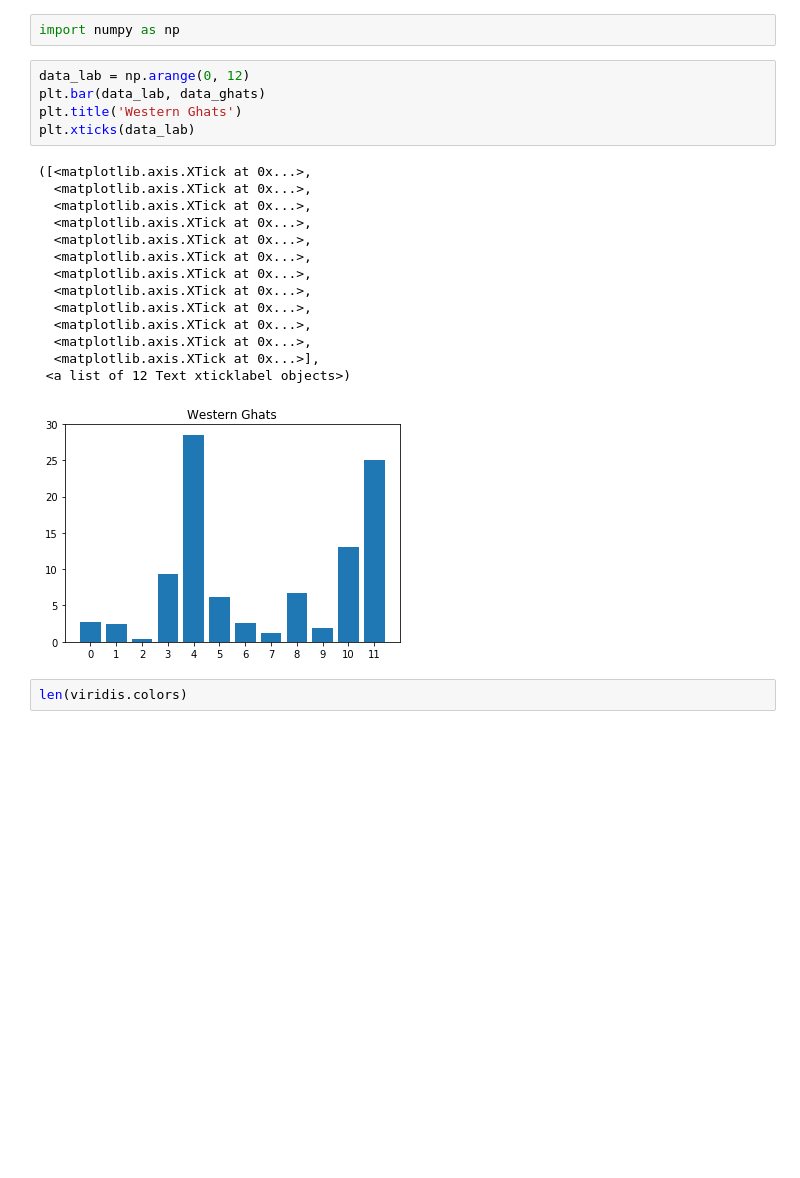
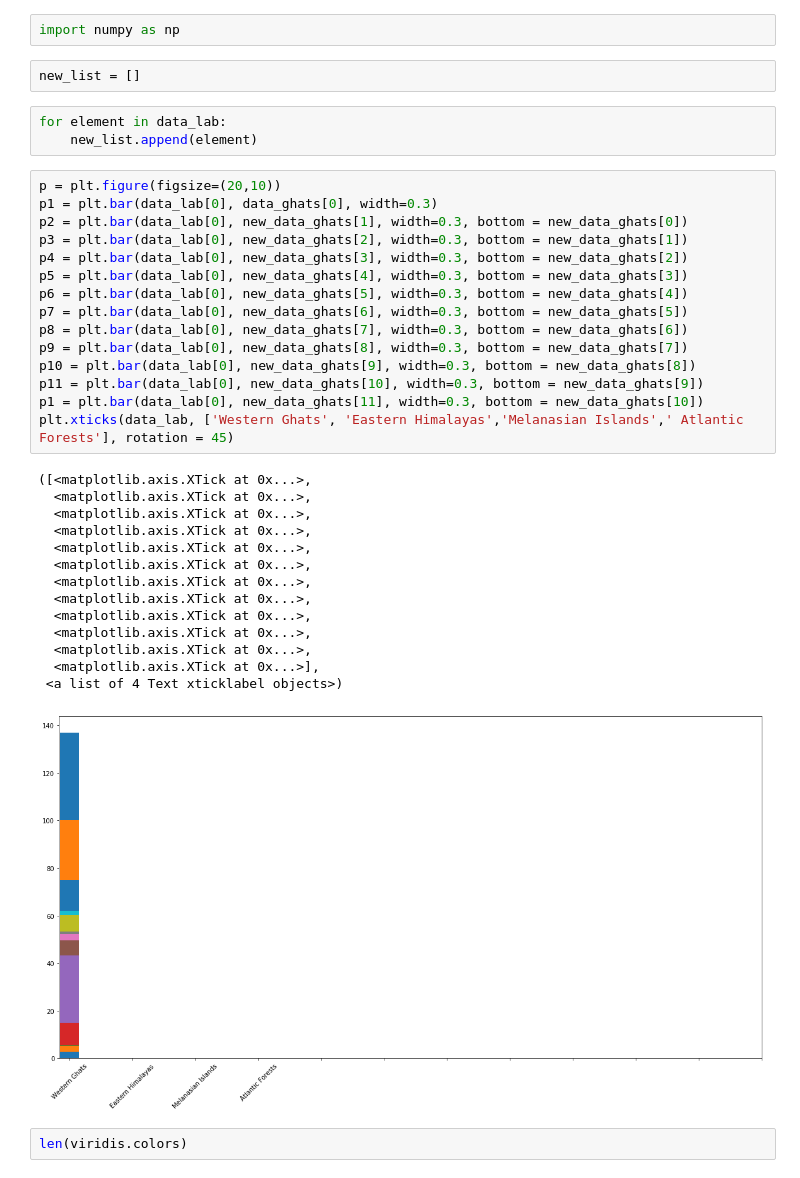
Before and after one commit to SarthakJShetty/Bias, a Jupyter notebook: notebooks/TESTING_NLP_Engine_12_Corpus_EXPERIMENTAL_CONTEXT_VISUALIZATION.ipynb, the cells around one changed output. Saved outputs shown, nothing was run; the diff lists cells and outputs as text; blank space fills up the shorter version.

```diff
--- a/notebooks/TESTING_NLP_Engine_12_Corpus_EXPERIMENTAL_CONTEXT_VISUALIZATION.ipynb
+++ b/notebooks/TESTING_NLP_Engine_12_Corpus_EXPERIMENTAL_CONTEXT_VISUALIZATION.ipynb
@@ -424,26 +422,41 @@ len(new_data_ghats)
 12
 # %%
 import numpy as np
-# %%
-data_lab = np.arange(0, 12)
-plt.bar(data_lab, data_ghats)
-plt.title('Western Ghats')
-plt.xticks(data_lab)
-# %% [output]
-([<matplotlib.axis.XTick at 0x...>,
-  <matplotlib.axis.XTick at 0x...>,
-  <matplotlib.axis.XTick at 0x...>,
-  <matplotlib.axis.XTick at 0x...>,
-  <matplotlib.axis.XTick at 0x...>,
-  <matplotlib.axis.XTick at 0x...>,
-  <matplotlib.axis.XTick at 0x...>,
-  <matplotlib.axis.XTick at 0x...>,
-  <matplotlib.axis.XTick at 0x...>,
-  <matplotlib.axis.XTick at 0x...>,
-  <matplotlib.axis.XTick at 0x...>,
-  <matplotlib.axis.XTick at 0x...>],
- <a list of 12 Text xticklabel objects>)
-[figure, removed]
+# %%
+new_list = []
+# %%
+for element in data_lab:
+    new_list.append(element)
+# %%
+p = plt.figure(figsize=(20,10))
+p1 = plt.bar(data_lab[0], data_ghats[0], width=0.3)
+p2 = plt.bar(data_lab[0], new_data_ghats[1], width=0.3, bottom = new_data_ghats[0])
+p3 = plt.bar(data_lab[0], new_data_ghats[2], width=0.3, bottom = new_data_ghats[1])
+p4 = plt.bar(data_lab[0], new_data_ghats[3], width=0.3, bottom = new_data_ghats[2])
+p5 = plt.bar(data_lab[0], new_data_ghats[4], width=0.3, bottom = new_data_ghats[3])
+p6 = plt.bar(data_lab[0], new_data_ghats[5], width=0.3, bottom = new_data_ghats[4])
+p7 = plt.bar(data_lab[0], new_data_ghats[6], width=0.3, bottom = new_data_ghats[5])
+p8 = plt.bar(data_lab[0], new_data_ghats[7], width=0.3, bottom = new_data_ghats[6])
+p9 = plt.bar(data_lab[0], new_data_ghats[8], width=0.3, bottom = new_data_ghats[7])
+p10 = plt.bar(data_lab[0], new_data_ghats[9], width=0.3, bottom = new_data_ghats[8])
+p11 = plt.bar(data_lab[0], new_data_ghats[10], width=0.3, bottom = new_data_ghats[9])
+p1 = plt.bar(data_lab[0], new_data_ghats[11], width=0.3, bottom = new_data_ghats[10])
+plt.xticks(data_lab, ['Western Ghats', 'Eastern Himalayas','Melanasian Islands',' Atlantic Forests'], rotation = 45)
+# %% [output]
+([<matplotlib.axis.XTick at 0x...>,
+  <matplotlib.axis.XTick at 0x...>,
+  <matplotlib.axis.XTick at 0x...>,
+  <matplotlib.axis.XTick at 0x...>,
+  <matplotlib.axis.XTick at 0x...>,
+  <matplotlib.axis.XTick at 0x...>,
+  <matplotlib.axis.XTick at 0x...>,
+  <matplotlib.axis.XTick at 0x...>,
+  <matplotlib.axis.XTick at 0x...>,
+  <matplotlib.axis.XTick at 0x...>,
+  <matplotlib.axis.XTick at 0x...>,
+  <matplotlib.axis.XTick at 0x...>],
+ <a list of 4 Text xticklabel objects>)
+[figure, added]
 # %%
 len(viridis.colors)
 # %% [output]
```
Also changed, not shown: parts of 7 cells of this notebook.
